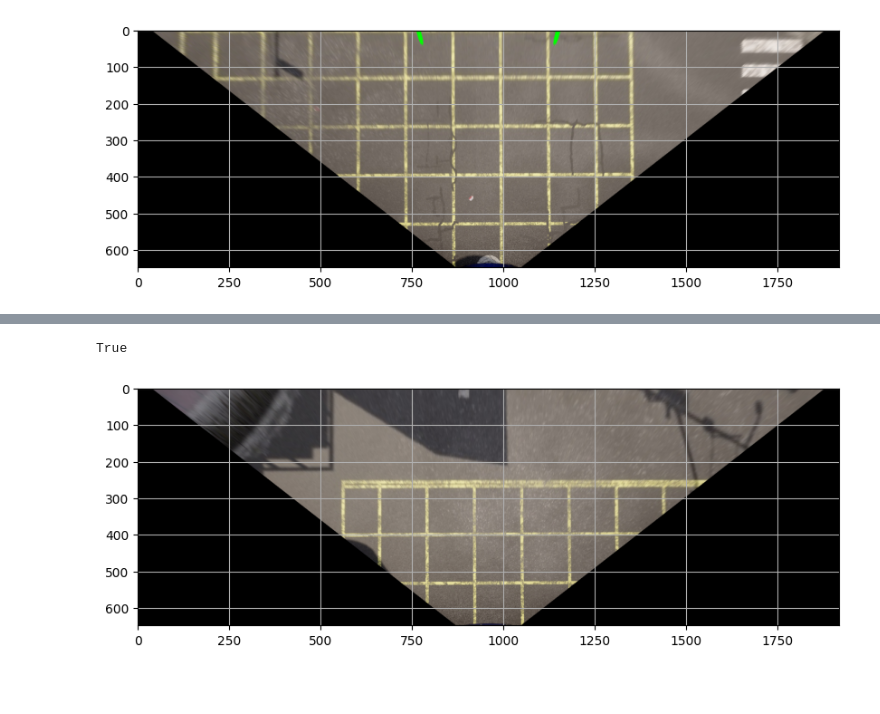
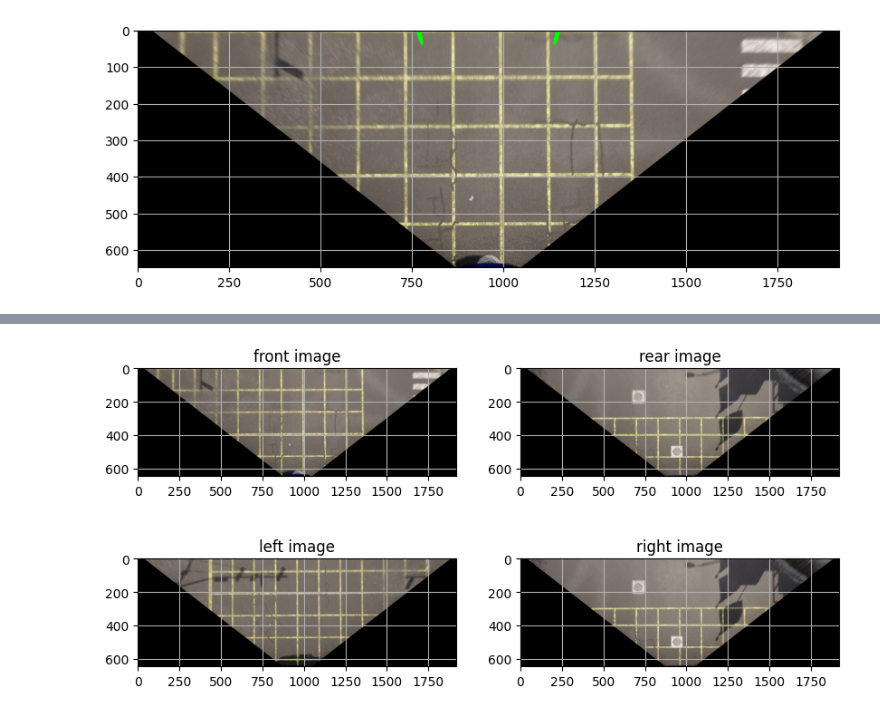
Before and after one commit to jinbeomjeong/surround_view, a Jupyter notebook: surround_view.ipynb, the cells around one changed output, grey strips where cells are left out. Cells and saved outputs as stored; diff of their text form; code cells hidden in the pictures; blank space fills up the shorter version.

```diff
--- a/surround_view.ipynb
+++ b/surround_view.ipynb
@@ -97,11 +81,29 @@ True
-# %%
-plt.figure(figsize=(10, 10))
-plt.grid()
-plt.imshow(rear_dst)
-cv2.imwrite('save_img\\rear_dst.jpg', cv2.cvtColor(rear_dst, cv2.COLOR_BGR2RGB))
-# %% [output]
-True
-[figure, removed]
+# %%
+fig, axis = plt.subplots(nrows=2, ncols=2)
+fig.set_size_inches(10, 5)
+axis[0, 0].imshow(front_dst)
+axis[0, 0].grid()
+axis[0, 0].set_title('front image')
+
+axis[0, 1].imshow(right_dst)
+axis[0, 1].grid()
+axis[0, 1].set_title('rear image')
+
+axis[1, 0].imshow(left_dst)
+axis[1, 0].grid()
+axis[1, 0].set_title('left image')
+
+axis[1, 1].imshow(right_dst)
+axis[1, 1].grid()
+axis[1, 1].set_title('right image')
+
+dst_img_list = [front_dst, rear_dst, left_dst, right_dst]
+dst_img_name_list =['front_dst.jpg', 'rear_dst.jpg','left_dst.jpg', 'right_dst.jpg']
+
+for img_name, img in zip(dst_img_name_list, dst_img_list):
+    cv2.imwrite('save_img\\'+img_name, cv2.cvtColor(img, cv2.COLOR_BGR2RGB))
+# %% [output]
+[figure, added]
 # %%
 result = blend_bird_eye_img(front_dst, left_dst, right_dst, rear_dst)
 
```
Also changed, not shown: parts of 6 cells of this notebook, 7 other files.
